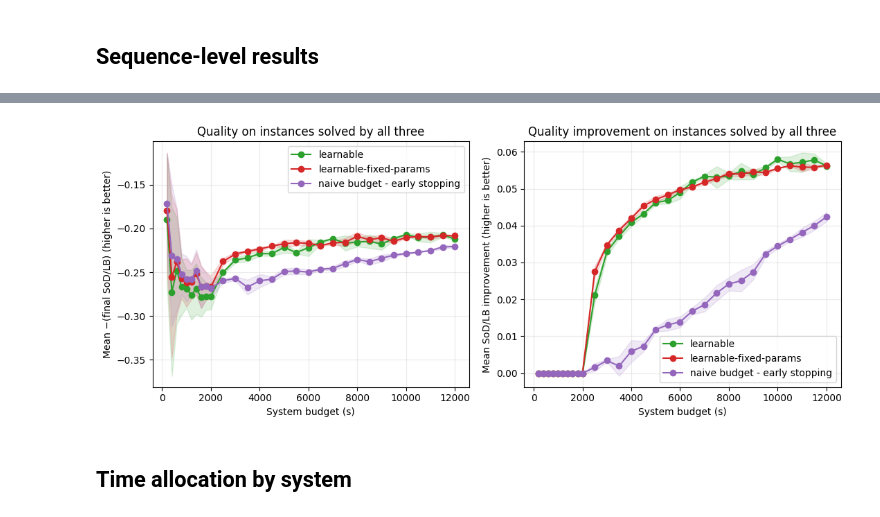
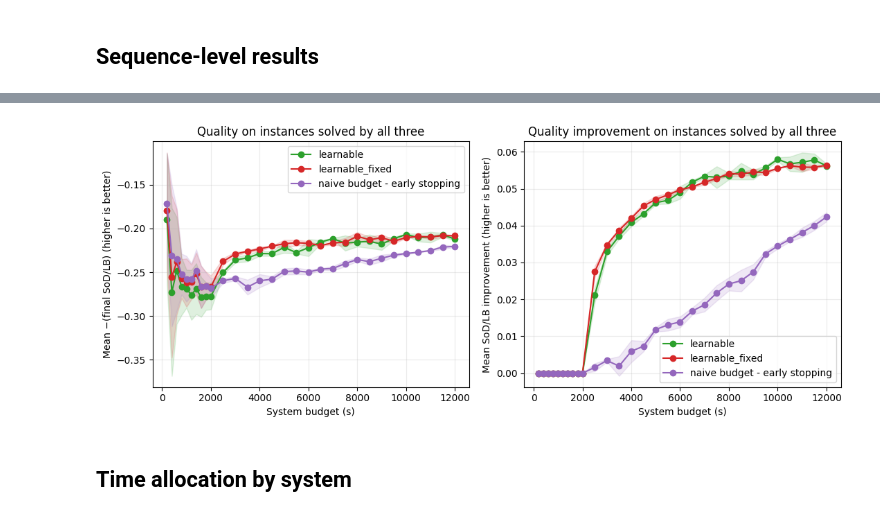
Before and after one commit to dzikipapiez/mapf-sofai, a Jupyter notebook: notebooks/system_analysis/system_experiment_analysis.ipynb, the cells around one changed output, grey strips where cells are left out. Drawn from its saved outputs; the diff is of its cells as text; code cells hidden in the pictures.

```diff
--- a/notebooks/system_analysis/system_experiment_analysis.ipynb
+++ b/notebooks/system_analysis/system_experiment_analysis.ipynb
@@ -24,7 +24,9 @@ RESULTS = [
 SYSTEM_LABELS = {
     "lacam_lns": "S1+S2 default - early stopping",
     "lacam_naive": "S1 default - early stopping ",
-    "layered_v1": "learnable-fixed-params",
+    "learnable_fixed": "learnable_fixed",
+    "learnable": "learnable",
+    "layered_v1": "learnable_fixed",  # Legacy result files.
     "layered_variable_neighbourhood_v1": "learnable",
     "naive_budget" : "naive budget - early stopping"
 }
@@ -233,6 +235,6 @@ plt.show()
 # %%
 # Compare the two learned systems with naive_budget on the same solved instances.
-paired_system_suffixes = ("learnable-fixed-params", "learnable", "naive budget - early stopping")
+paired_system_suffixes = ("learnable_fixed", "learnable", "naive budget - early stopping")
 three_way_rows = []
 three_way_coverage_rows = []
 
@@ -283,34 +285,34 @@ else:
         mean_final_sodlb=("mean_final_sodlb", "mean"),
         final_sodlb_sd=("mean_final_sodlb", "std"),
         mean_improvement=("mean_improvement", "mean"),
         improvement_sd=("mean_improvement", "std"),
     )
     three_way_summary["mean_negative_final_sodlb"] = -three_way_summary.mean_final_sodlb
 
     fig, axes = plt.subplots(1, 2, figsize=(11, 4.5))
     for system, system_rows in three_way_summary.groupby("system"):
         color = system_colors[system]
         plot_band(axes[0], system_rows, "mean_negative_final_sodlb", "final_sodlb_sd", color, system)
         plot_band(axes[1], system_rows, "mean_improvement", "improvement_sd", color, system)
 
     axes[0].set(
         title="Quality on instances solved by all three",
         xlabel="System budget (s)",
         ylabel="Mean −(final SoD/LB) (higher is better)",
     )
     axes[1].set(
         title="Quality improvement on instances solved by all three",
         xlabel="System budget (s)",
         ylabel="Mean SoD/LB improvement (higher is better)",
     )
     for axis in axes:
         axis.grid(alpha=0.25)
         axis.legend()
     fig.tight_layout()
     fig.savefig(OUTPUT / "system_learned_vs_naive_paired.png", dpi=180)
     plt.show()
 # %% [output]
-[figure, old version]
+[figure, new version]
 # %% [markdown]
 ## Time allocation by system
 # %%
```
Also changed, not shown: parts of 5 cells of this notebook, 7 other files.
